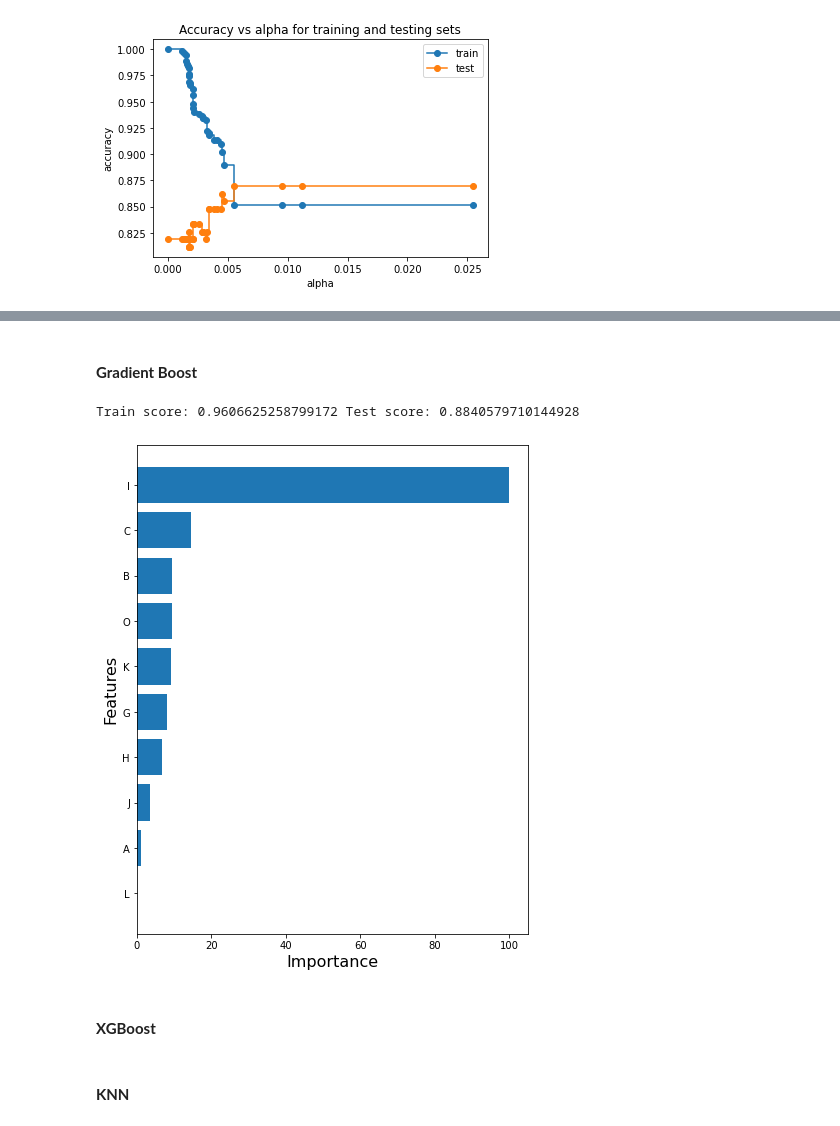
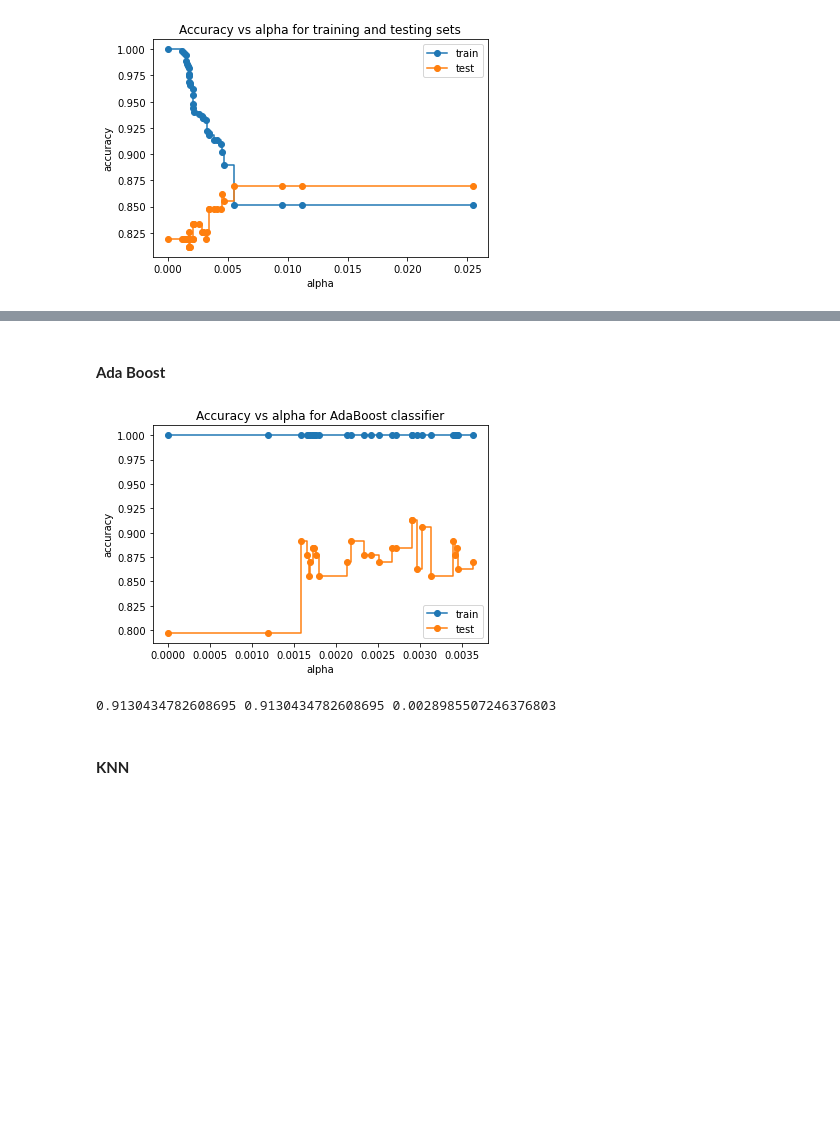
Before and after one commit to bryanliu94/CS7641_Machine_Learning, a Jupyter notebook: creditcard-approval.ipynb, the cells around one changed output, grey strips where cells are left out. Saved outputs shown, nothing was run; the diff lists cells and outputs as text; code cells hidden in the pictures; blank space fills up the shorter version.

```diff
--- a/creditcard-approval.ipynb
+++ b/creditcard-approval.ipynb
@@ -587,35 +582,2 @@ ccp_alphas, test_scores
 # %% [markdown]
-#### **Gradient Boost**
+#### **Ada Boost**
-# %%
-clf = GradientBoostingClassifier(random_state=0)
-clf.fit(xTrain, yTrain)
-
-train_predict = clf.predict(xTrain)
-test_predict = clf.predict(xTest)
-
-
-test_acc = accuracy_score(yTest, test_predict)
-train_acc = accuracy_score(yTrain, train_predict)
-print('Train score:',train_acc,'Test score:',test_acc)
-
-
-
-# Plot feature importance
-feature_importance = clf.feature_importances_
-# make importances relative to max importance
-feature_importance = 100.0 * (feature_importance / feature_importance.max())
-sorted_idx = np.argsort(feature_importance)
-pos = np.arange(sorted_idx.shape[0]) + .5
-# plt.subplot(1, 2, 2)
-plt.figure(figsize=(7, 9))
-plt.barh(pos, feature_importance[sorted_idx], align='center')
-plt.yticks(pos, X.keys()[sorted_idx])
-plt.xlabel('Importance',fontsize=16)
-plt.ylabel('Features',fontsize=16)
-plt.show()
-# Train score: 0.9813664596273292 Test score: 0.8695652173913043
-# %% [output]
-Train score: 0.9606625258799172 Test score: 0.8840579710144928
-[figure, removed]
-# %% [markdown]
-#### **XGBoost**
@@ -633,3 +584,42 @@ Train score: 0.9606625258799172 Test score: 0.8840579710144928
+# %%
+clfs = []
+for ccp_alpha in ccp_alphas:
+    base = DecisionTreeClassifier(random_state=0, ccp_alpha=ccp_alpha)
+    clf = AdaBoostClassifier(base_estimator=base, random_state=0, n_estimators=100)
+    clf.fit(xTrain, yTrain)
+    clfs.append(clf)
+
+clfs = clfs[:-1]
+ccp_alphas = ccp_alphas[:-1]
+
+# node_counts = [clf.tree_.node_count for clf in clfs]
+# depth = [clf.tree_.max_depth for clf in clfs]
+# fig, ax = plt.subplots(2, 1)
+# ax[0].plot(ccp_alphas, node_counts, marker="o", drawstyle="steps-post")
+# ax[0].set_xlabel("alpha")
+# ax[0].set_ylabel("number of nodes")
+# ax[0].set_title("Number of nodes vs alpha")
+# ax[1].plot(ccp_alphas, depth, marker="o", drawstyle="steps-post")
+# ax[1].set_xlabel("alpha")
+# ax[1].set_ylabel("depth of tree")
+# ax[1].set_title("Depth vs alpha")
+# fig.tight_layout()
+# %%
+train_scores = [clf.score(xTrain, yTrain) for clf in clfs]
+test_scores = [clf.score(xTest, yTest) for clf in clfs]
+
+fig, ax = plt.subplots()
+ax.set_xlabel("alpha")
+ax.set_ylabel("accuracy")
+ax.set_title("Accuracy vs alpha for AdaBoost classifier")
+ax.plot(ccp_alphas, train_scores, marker="o", label="train", drawstyle="steps-post")
+ax.plot(ccp_alphas, test_scores, marker="o", label="test", drawstyle="steps-post")
+ax.legend()
+plt.show()
+print(max(test_scores), test_scores[18], ccp_alphas[18])
+# %% [output]
+[figure, added]
+0.9130434782608695 0.9130434782608695 0.0028985507246376803
 # %% [markdown]
 #### **KNN**
 # %%
```
Also changed, not shown: parts of 7 cells of this notebook, 1 other file.
